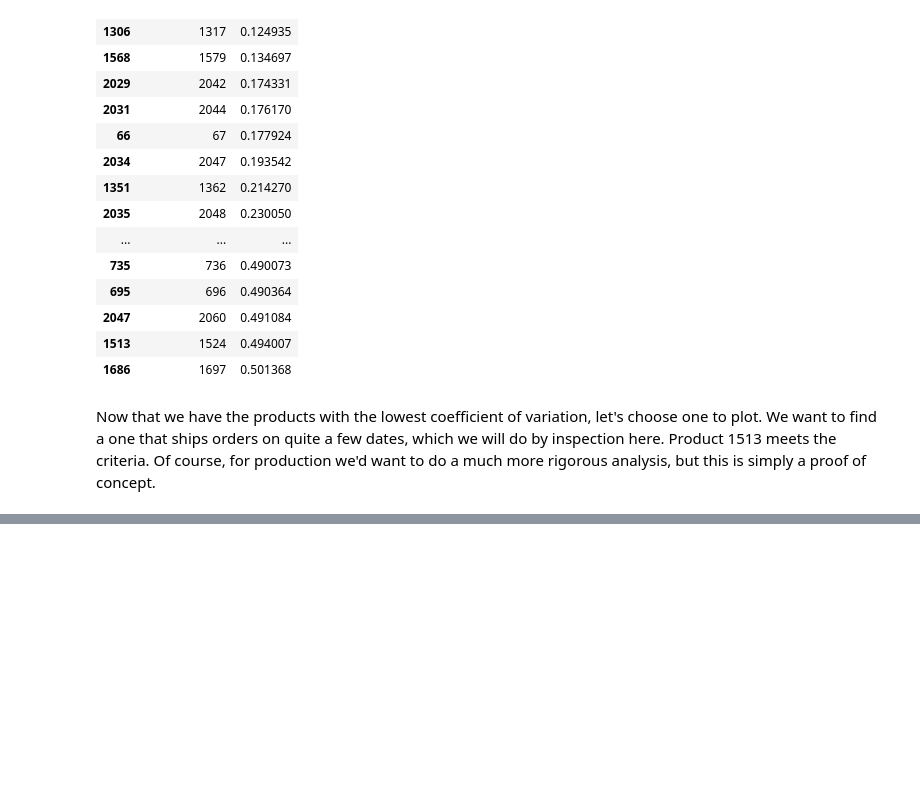
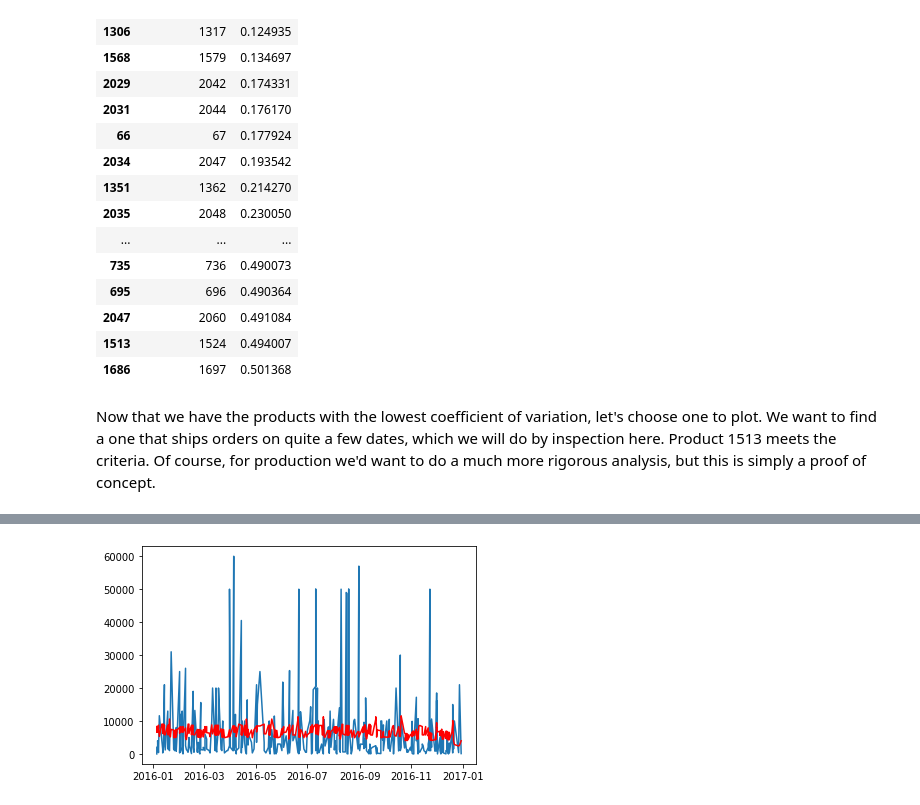
Before and after one commit to mdsvoren/eecs731-project5, a Jupyter notebook: notebooks/Project 5 - Forecasting Product Demand.ipynb, the cells around one changed output, grey strips where cells are left out. Cells and saved outputs as stored; diff of their text form; code cells hidden in the pictures; blank space fills up the shorter version.

```diff
--- a/notebooks/Project 5 - Forecasting Product Demand.ipynb
+++ b/notebooks/Project 5 - Forecasting Product Demand.ipynb
@@ -325,0 +315,19 @@ prod_test_X = prod_Test[[ 'Warehouse', 'Product_Code']]
+# %%
+byProdTF = original.groupby(['Date', 'year', 'day', 'month', 'daysSinceFirst', 'Product_Code', 'Warehouse'])['Order_Demand'].sum().reset_index()
+byProdTF = byProdTF.set_index('Date')
+
+is1513 = byProd['Product_Code'] == 1513
+prod1513TF = byProdTF[is1513]
+
+prod_Train = prod1513TF[:'2015-12-31']
+prod_Test = prod1513TF['2016-01-01':]
+
+
+prodTF_train_X = prod_Train[['year', 'day', 'month', 'daysSinceFirst', 'Product_Code', 'Warehouse']]
+prodTF_test_X = prod_Test[['year', 'day', 'month', 'daysSinceFirst', 'Product_Code', 'Warehouse']]
+prodTF_train_Y = prod_Train['Order_Demand']
+prodTF_test_Y = prod_Test['Order_Demand']
+
+
+print(prodTF_test_X.head())
+print(prodTF_test_Y.head())
@@ -325,0 +349,17 @@ prod_test_X = prod_Test[[ 'Warehouse', 'Product_Code']]
+# %%
+#first use the same model used above
+lr_list = [0.05, 0.075, 0.1, 0.25, 0.5, 0.75, 1]
+
+for learning_rate in lr_list:
+    gb_clf = GradientBoostingRegressor(learning_rate=learning_rate, random_state=0)
+    gb_clf.fit(prodTF_train_X, prodTF_train_Y)
+
+    if (learning_rate == .05):
+        predictionGBR_prod1513 = gb_clf.predict(prodTF_test_X)
+    if (learning_rate == 1):
+        predLearningRate1 = gb_clf.predict(prodTF_test_X)
+
+    print("Learning rate: ", learning_rate)
+    print("Accuracy score (training): {0:.3f}".format(gb_clf.score(prodTF_train_X, prodTF_train_Y)))
+    print("Accuracy score (validation): {0:.3f}".format(gb_clf.score(prodTF_test_X, prodTF_test_Y)))
+    print(' ')
@@ -325,0 +384,10 @@ prod_test_X = prod_Test[[ 'Warehouse', 'Product_Code']]
+# %%
+from matplotlib import pyplot
+new_series = pd.Series(predictionGBR_prod1513).to_frame()
+new_series.set_index(prod_test_Y.index, inplace = True)
+
+pyplot.plot(prod_test_Y)
+pyplot.plot(new_series, color='red')
+pyplot.show()
+# %% [output]
+[figure, added]
```
Also changed, not shown: parts of 25 cells of this notebook.
